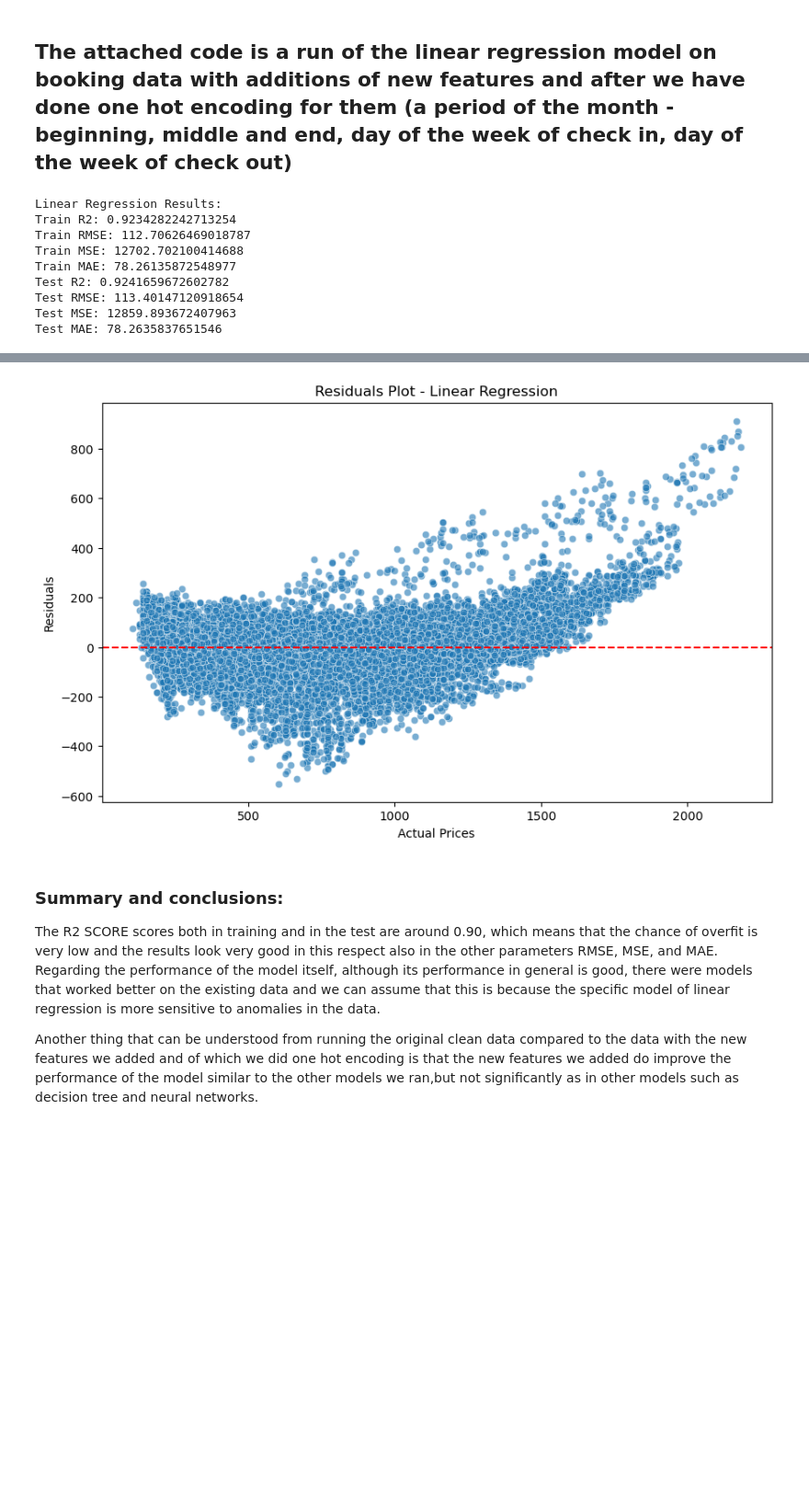
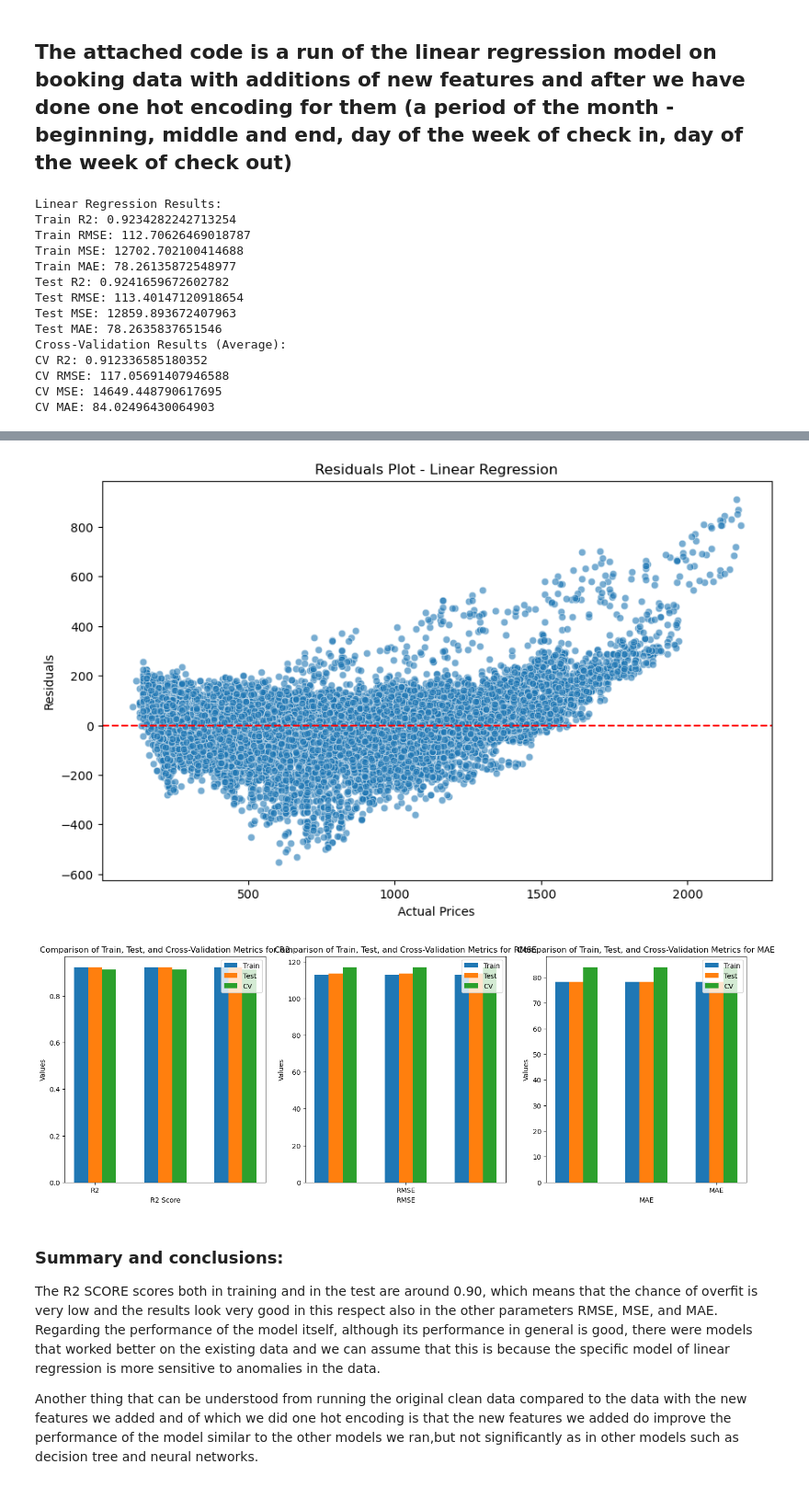
Before and after one commit to Omri5790/Data_Project, a Jupyter notebook: booking models/Linear_regression_predict.ipynb, the cells around one changed output, grey strips where cells are left out. Shown at 92% size. Drawn from its saved outputs; the diff is of its cells as text; code cells hidden in the pictures; blank space fills up the shorter version.

```diff
--- a/booking models/Linear_regression_predict.ipynb
+++ b/booking models/Linear_regression_predict.ipynb
@@ -114,10 +186,10 @@ Test MAE: 91.02113649393777
 # %%
 import pandas as pd
 import numpy as np
-from sklearn.model_selection import train_test_split
+from sklearn.model_selection import train_test_split, cross_validate
 from sklearn.linear_model import LinearRegression
 from sklearn.impute import SimpleImputer
-from sklearn.metrics import r2_score, mean_squared_error, mean_absolute_error
+from sklearn.metrics import r2_score, mean_squared_error, mean_absolute_error, make_scorer
 import matplotlib.pyplot as plt
 import seaborn as sns
 
@@ -189,37 +261,109 @@ print(f"Test RMSE: {test_rmse}")
 print(f"Test MSE: {test_mse}")
 print(f"Test MAE: {test_mae}")
 
+# Cross-validation
+scoring = {
+    'r2': make_scorer(r2_score),
+    'mae': make_scorer(mean_absolute_error),
+    'rmse': make_scorer(mean_squared_error, squared=False),
+    'mse': make_scorer(mean_squared_error)
+}
+cv_results = cross_validate(model, X, y, cv=5, scoring=scoring, return_train_score=True)
+
+# Average cross-validation metrics
+cv_r2 = np.mean(cv_results['test_r2'])
+cv_rmse = np.mean(cv_results['test_rmse'])
+cv_mse = np.mean(cv_results['test_mse'])
+cv_mae = np.mean(cv_results['test_mae'])
+
+print("Cross-Validation Results (Average):")
+print(f"CV R2: {cv_r2}")
+print(f"CV RMSE: {cv_rmse}")
+print(f"CV MSE: {cv_mse}")
+print(f"CV MAE: {cv_mae}")
+
 # Plot actual vs predicted prices
 plt.figure(figsize=(10, 6))
 sns.scatterplot(x=y_test, y=y_test_pred, alpha=0.6)
 plt.xlabel('Actual Prices')
 plt.ylabel('Predicted Prices')
 plt.title('Actual vs Predicted Prices - Linear Regression')
 plt.plot([y_test.min(), y_test.max()], [y_test.min(), y_test.max()], color='red', linestyle='--')
 plt.show()
 
-
 # Residual plot
 residuals = y_test - y_test_pred
 plt.figure(figsize=(10, 6))
 sns.scatterplot(x=y_test, y=residuals, alpha=0.6)
 plt.axhline(y=0, color='red', linestyle='--')
 plt.xlabel('Actual Prices')
 plt.ylabel('Residuals')
-plt.title(f'Residuals Plot - Linear Regression')
+plt.title('Residuals Plot - Linear Regression')
 plt.show()
+
+# Graph comparing train, test, and cross-validation results for R2, RMSE, MAE
+metrics = ['R2', 'RMSE', 'MAE']
+train_metrics = [train_r2, train_rmse, train_mae]
+test_metrics = [test_r2, test_rmse, test_mae]
+cv_metrics = [cv_r2, cv_rmse, cv_mae]
+
+x = np.arange(len(metrics))
+width = 0.2
+
+fig, ax = plt.subplots(1, 3, figsize=(18, 6))
+
+# R2 Score
+ax[0].bar(x - width, train_metrics[:1], width, label='Train')
+ax[0].bar(x, test_metrics[:1], width, label='Test')
+ax[0].bar(x + width, cv_metrics[:1], width, label='CV')
+ax[0].set_xlabel('R2 Score')
+ax[0].set_ylabel('Values')
+ax[0].set_title('Comparison of Train, Test, and Cross-Validation Metrics for R2')
+ax[0].set_xticks([0])
+ax[0].set_xticklabels(['R2'])
+ax[0].legend()
+
+# RMSE
+ax[1].bar(x - width, train_metrics[1:2], width, label='Train')
+ax[1].bar(x, test_metrics[1:2], width, label='Test')
+ax[1].bar(x + width, cv_metrics[1:2], width, label='CV')
+ax[1].set_xlabel('RMSE')
+ax[1].set_ylabel('Values')
+ax[1].set_title('Comparison of Train, Test, and Cross-Validation Metrics for RMSE')
+ax[1].set_xticks([1])
+ax[1].set_xticklabels(['RMSE'])
+ax[1].legend()
+
+# MAE
+ax[2].bar(x - width, train_metrics[2:], width, label='Train')
+ax[2].bar(x, test_metrics[2:], width, label='Test')
+ax[2].bar(x + width, cv_metrics[2:], width, label='CV')
+ax[2].set_xlabel('MAE')
+ax[2].set_ylabel('Values')
+ax[2].set_title('Comparison of Train, Test, and Cross-Validation Metrics for MAE')
+ax[2].set_xticks([2])
+ax[2].set_xticklabels(['MAE'])
+ax[2].legend()
+
+plt.show()
 # %% [output]
 Linear Regression Results:
 Train R2: 0.9234282242713254
 Train RMSE: 112.70626469018787
 Train MSE: 12702.702100414688
 Train MAE: 78.26135872548977
 Test R2: 0.9241659672602782
 Test RMSE: 113.40147120918654
 Test MSE: 12859.893672407963
 Test MAE: 78.2635837651546
+Cross-Validation Results (Average):
+CV R2: 0.912336585180352
+CV RMSE: 117.05691407946588
+CV MSE: 14649.448790617695
+CV MAE: 84.02496430064903
 [figure]
 [figure]
+[figure, added]
 # %% [markdown]
 ### Summary and conclusions:
 
```
Also changed, not shown: parts of 2 cells of this notebook.
